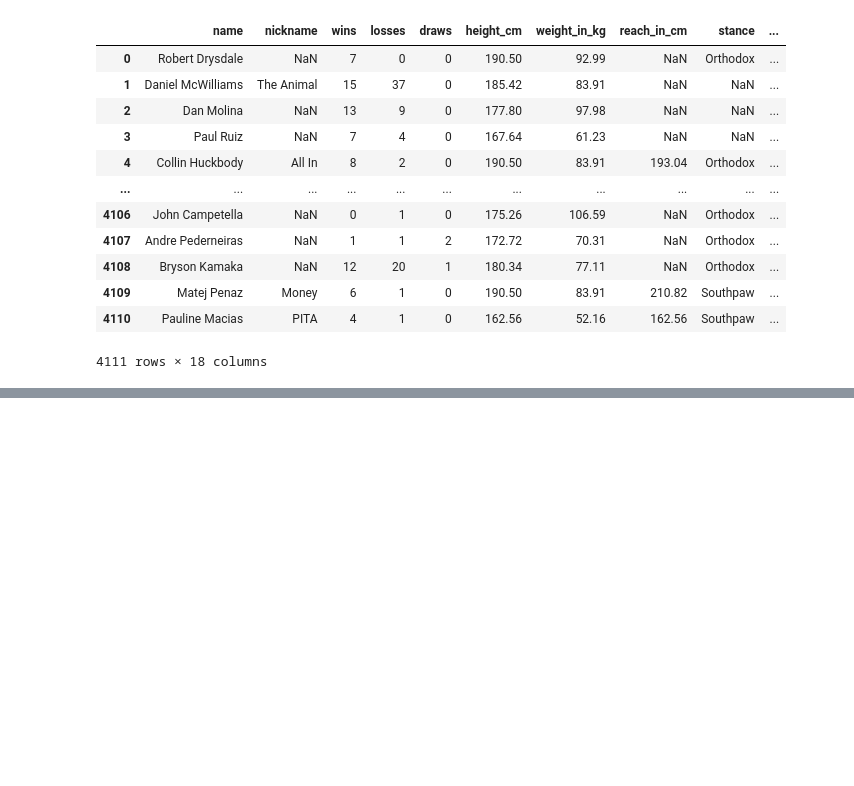
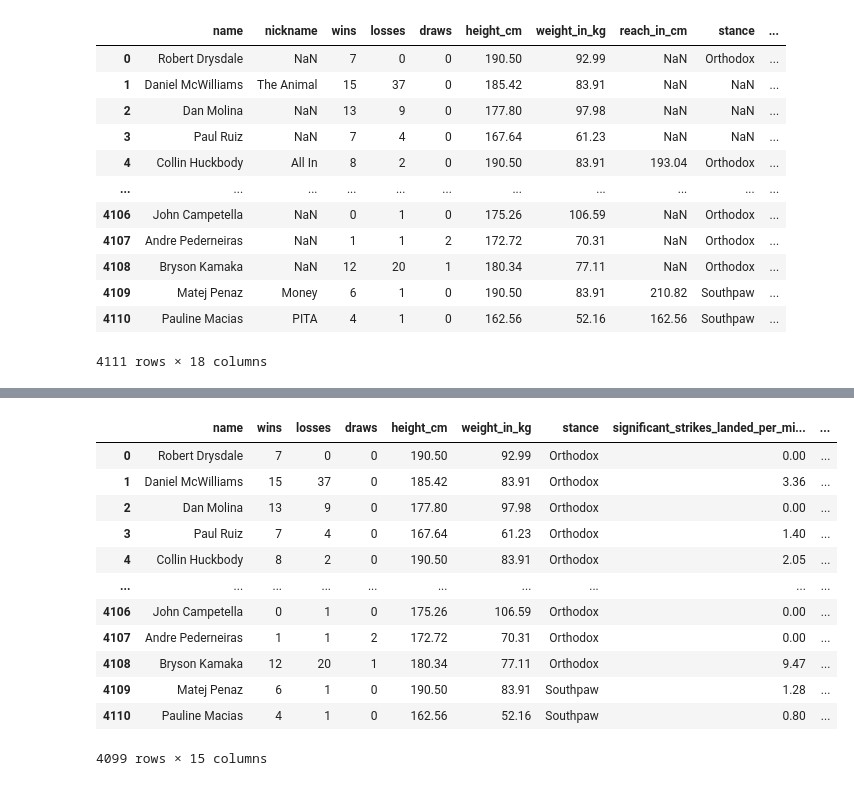
Before and after one commit to theRomansky/ufc-fighter-analytics, a Jupyter notebook: notebooks/main_notebook.ipynb, the cells around one changed output, grey strips where cells are left out. Cells and saved outputs as stored; diff of their text form; code cells hidden in the pictures; blank space fills up the shorter version.

```diff
--- a/notebooks/main_notebook.ipynb
+++ b/notebooks/main_notebook.ipynb
@@ -19,0 +105,24 @@ df
+# %%
+df4 = df3.copy()
+
+impute_mean = SimpleImputer(strategy='mean')
+impute_mode = SimpleImputer(strategy='most_frequent')
+
+df4[['height_cm', 'weight_in_kg']] = impute_mean.fit_transform(df4[['height_cm', 'weight_in_kg']])
+df4[['stance']] = impute_mode.fit_transform(df4[['stance']])
+# %%
+df4
+# %% [output]
+|  | name | wins | losses | draws | height_cm | weight_in_kg | stance | significant_strikes_landed_per_mi... | ... |
+| 0 | Robert Drysdale | 7 | 0 | 0 | 190.50 | 92.99 | Orthodox | 0.00 | ... |
+| 1 | Daniel McWilliams | 15 | 37 | 0 | 185.42 | 83.91 | Orthodox | 3.36 | ... |
+| 2 | Dan Molina | 13 | 9 | 0 | 177.80 | 97.98 | Orthodox | 0.00 | ... |
+| 3 | Paul Ruiz | 7 | 4 | 0 | 167.64 | 61.23 | Orthodox | 1.40 | ... |
+| 4 | Collin Huckbody | 8 | 2 | 0 | 190.50 | 83.91 | Orthodox | 2.05 | ... |
+| ... | ... | ... | ... | ... | ... | ... | ... | ... | ... |
+| 4106 | John Campetella | 0 | 1 | 0 | 175.26 | 106.59 | Orthodox | 0.00 | ... |
+| 4107 | Andre Pederneiras | 1 | 1 | 2 | 172.72 | 70.31 | Orthodox | 0.00 | ... |
+| 4108 | Bryson Kamaka | 12 | 20 | 1 | 180.34 | 77.11 | Orthodox | 9.47 | ... |
+| 4109 | Matej Penaz | 6 | 1 | 0 | 190.50 | 83.91 | Southpaw | 1.28 | ... |
+| 4110 | Pauline Macias | 4 | 1 | 0 | 162.56 | 52.16 | Southpaw | 0.80 | ... |
+4099 rows × 15 columns
```
Also changed, not shown: parts of 9 cells of this notebook.
